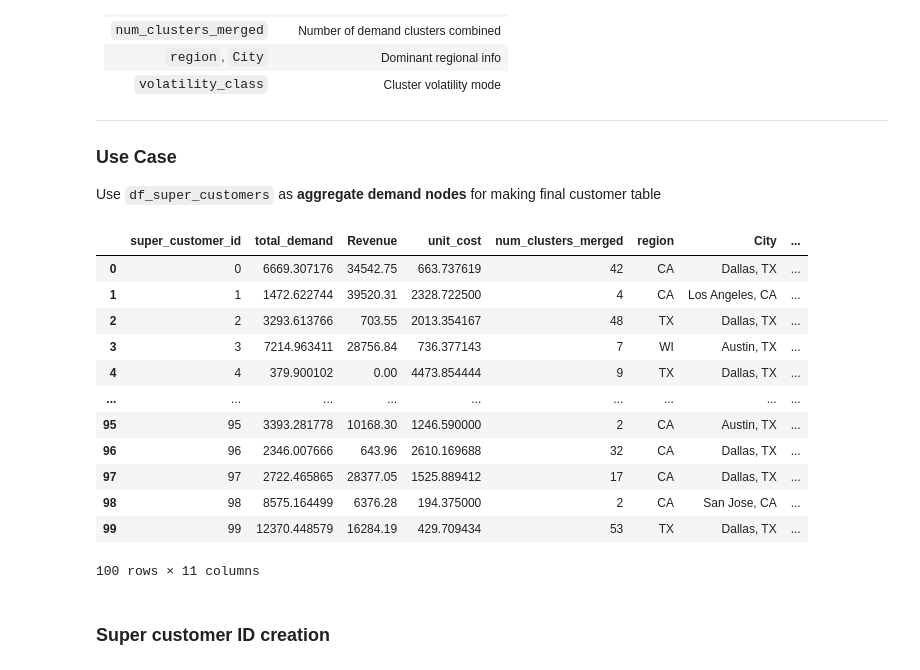
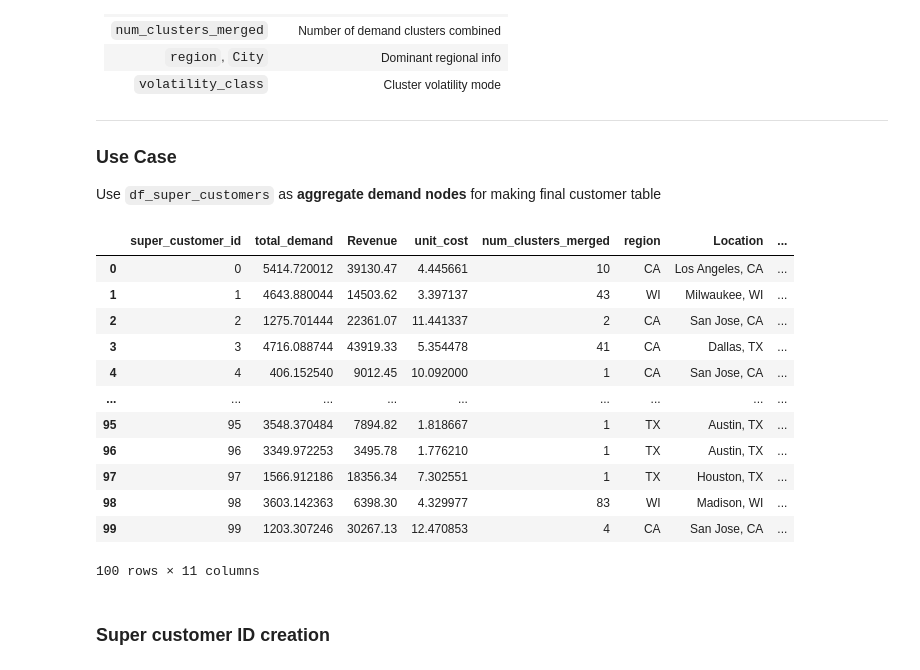
Before and after one commit to vivasvana1/SparePartsInventory, a Jupyter notebook: notebooks/06_anylogistix_simuation_tables.ipynb, the cells around one changed output. Cells and saved outputs as stored; diff of their text form; code cells hidden in the pictures.

```diff
--- a/notebooks/06_anylogistix_simuation_tables.ipynb
+++ b/notebooks/06_anylogistix_simuation_tables.ipynb
@@ -194,8 +212,7 @@ df = forecast_df.copy()
 numerical_features = [
     'forecasted_demand', 'unit_cost', 'revenue',
     'lead_time_mean', 'lead_time_std_dev', 'cv_demand',
-    'eoq_units', 'safety_stock_units', 'reorder_point_units'  # Added here
-]
+     'safety_stock_units', 'reorder_point_units']
 
 categorical_features = [
     'demand_pattern', 'ABC_Class', 'XYZ_Class', 'volatility_class'
@@ -278,6 +295,8 @@ To convert 439k+ SKU-level rows into **2000 representative demand archetypes**,
 | ...              | Additional aggregated features             |
 
 ---
+# %%
+pd.set_option('display.max_columns',None)
 # %%
 import pandas as pd
 
@@ -305,7 +324,7 @@ agg_dict = {
     'cluster_id': 'first',
     'part_id': mode_agg,
     'part_type': mode_agg,
-    'location_id': mode_agg,
+    'City': mode_agg,
     'customer_id': mode_agg,
     'forecast_date': mode_agg
 }
@@ -317,9 +336,12 @@ agg_dict.update({col: mode_agg for col in categorical_cols})
 agg_dict.update({
     'forecasted_demand': 'sum',
     'revenue': 'sum',
-    'unit_cost': 'sum'
+    'unit_cost': 'mean'
 })
-
+agg_dict.update({
+    'Latitude': 'first',
+    'Longitude': 'first'
+})
 # Mean aggregation for rest of numerical columns
 agg_dict.update({
     col: 'mean' for col in numerical_cols if col not in ['forecasted_demand', 'revenue', 'unit_cost']
@@ -332,7 +354,7 @@ simulation_demand_df = df.groupby('cluster_id').agg(agg_dict).reset_index(drop=T
 simulation_demand_df.rename(columns={
     'cluster_id': 'Customer_ID',
     'part_type': 'Product',
-    'location_id': 'Location',
+    'City': 'Location',
     'forecasted_demand': 'Demand',
     'revenue': 'Revenue',
     'reorder_point_units': 'ReorderPoint'
@@ -347,8 +369,14 @@ simulation_demand_df['Customer_ID'] = simulation_demand_df['Customer_ID'].apply(
 priority_cols = ['Customer_ID', 'Product', 'Location', 'Demand', 'Revenue', 'ReorderPoint']
 remaining_cols = [col for col in simulation_demand_df.columns if col not in priority_cols]
 simulation_demand_df = simulation_demand_df[priority_cols + remaining_cols]
-
+simulation_demand_df .drop(columns=['Latitude','Longitude'],inplace=True)
 print("\nFinal simulation demand profile ready for AnyLogistix:")
+simulation_demand_df['City']=simulation_demand_df['Location']
+simulation_demand_df=simulation_demand_df.merge(location_coordinates,on="City",how="inner")
+del simulation_demand_df['City']
+del simulation_demand_df['Location_y']
+simulation_demand_df.rename(columns={
+    'Location_x': 'Location'}, inplace=True)
 simulation_demand_df
 # %% [output]
 Final simulation demand profile ready for AnyLogistix:
@@ -370,11 +395,0 @@ Final simulation demand profile ready for AnyLogistix:
-# %%
-# Merge with simulation_demand_df on Location
-simulation_demand_df = simulation_demand_df.merge(location_coordinates, on='Location', how='left')
-
-cols_priority = ['Customer_ID', 'Product', 'Location', 'City', 'Latitude', 'Longitude', 'Demand', 'Revenue']
-remaining_cols = [col for col in simulation_demand_df.columns if col not in cols_priority]
-simulation_demand_df = simulation_demand_df[cols_priority + remaining_cols]
-
-
-print("Final simulation demand profile with coordinates mapped:")
-simulation_demand_df
@@ -465,46 +465,46 @@ agg_dict = {
     'Demand': 'sum',  # Total demand
     'Revenue': 'sum',
     'demand_weighted_cost': 'sum',
     'unit_cost': 'mean',  # Unweighted average (for comparison)
     'Customer_ID': 'count',
     'region': lambda x: x.mode().iloc[0] if not x.mode().empty else 'Mixed',
-    'City': lambda x: x.mode().iloc[0] if not x.mode().empty else 'Mixed',
+    'Location': lambda x: x.mode().iloc[0] if not x.mode().empty else 'Mixed',
     'volatility_class': lambda x: x.mode().iloc[0] if not x.mode().empty else 'Mixed',
     'ABC_Class': lambda x: x.mode().iloc[0] if not x.mode().empty else 'Mixed'
 }
 
 df_super_customers = df_clusters.groupby('super_customer_id').agg(agg_dict).reset_index()
 df_super_customers = df_super_customers.rename(columns={
     'Demand': 'total_demand',
     'Customer_ID': 'num_clusters_merged'
 })
 
 # Step 5: Compute weighted unit cost
 df_super_customers['weighted_unit_cost'] = (
     df_super_customers['demand_weighted_cost'] / df_super_customers['total_demand']
 )
 
 # Step 6: Add final simulation labels
 df_super_customers['super_customer_name'] = 'SuperCustomer_' + df_super_customers['super_customer_id'].astype(str)
 
 # Step 7: Final cleanup (drop demand_weighted_cost if not needed)
 df_super_customers.drop(columns=['demand_weighted_cost'], inplace=True)
 
 
 df_super_customers
 # %% [output]
-|  | super_customer_id | total_demand | Revenue | unit_cost | num_clusters_merged | region | City | ... |
-| 0 | 0 | 6669.307176 | 34542.75 | 663.737619 | 42 | CA | Dallas, TX | ... |
-| 1 | 1 | 1472.622744 | 39520.31 | 2328.722500 | 4 | CA | Los Angeles, CA | ... |
-| 2 | 2 | 3293.613766 | 703.55 | 2013.354167 | 48 | TX | Dallas, TX | ... |
-| 3 | 3 | 7214.963411 | 28756.84 | 736.377143 | 7 | WI | Austin, TX | ... |
-| 4 | 4 | 379.900102 | 0.00 | 4473.854444 | 9 | TX | Dallas, TX | ... |
+|  | super_customer_id | total_demand | Revenue | unit_cost | num_clusters_merged | region | Location | ... |
+| 0 | 0 | 5414.720012 | 39130.47 | 4.445661 | 10 | CA | Los Angeles, CA | ... |
+| 1 | 1 | 4643.880044 | 14503.62 | 3.397137 | 43 | WI | Milwaukee, WI | ... |
+| 2 | 2 | 1275.701444 | 22361.07 | 11.441337 | 2 | CA | San Jose, CA | ... |
+| 3 | 3 | 4716.088744 | 43919.33 | 5.354478 | 41 | CA | Dallas, TX | ... |
+| 4 | 4 | 406.152540 | 9012.45 | 10.092000 | 1 | CA | San Jose, CA | ... |
 | ... | ... | ... | ... | ... | ... | ... | ... | ... |
-| 95 | 95 | 3393.281778 | 10168.30 | 1246.590000 | 2 | CA | Austin, TX | ... |
-| 96 | 96 | 2346.007666 | 643.96 | 2610.169688 | 32 | CA | Dallas, TX | ... |
-| 97 | 97 | 2722.465865 | 28377.05 | 1525.889412 | 17 | CA | Dallas, TX | ... |
-| 98 | 98 | 8575.164499 | 6376.28 | 194.375000 | 2 | CA | San Jose, CA | ... |
-| 99 | 99 | 12370.448579 | 16284.19 | 429.709434 | 53 | TX | Dallas, TX | ... |
+| 95 | 95 | 3548.370484 | 7894.82 | 1.818667 | 1 | TX | Austin, TX | ... |
+| 96 | 96 | 3349.972253 | 3495.78 | 1.776210 | 1 | TX | Austin, TX | ... |
+| 97 | 97 | 1566.912186 | 18356.34 | 7.302551 | 1 | TX | Houston, TX | ... |
+| 98 | 98 | 3603.142363 | 6398.30 | 4.329977 | 83 | WI | Madison, WI | ... |
+| 99 | 99 | 1203.307246 | 30267.13 | 12.470853 | 4 | CA | San Jose, CA | ... |
 100 rows × 11 columns
 # %% [markdown]
 ### Super customer ID creation
```
Also changed, not shown: parts of 27 cells of this notebook, 5 other files.
